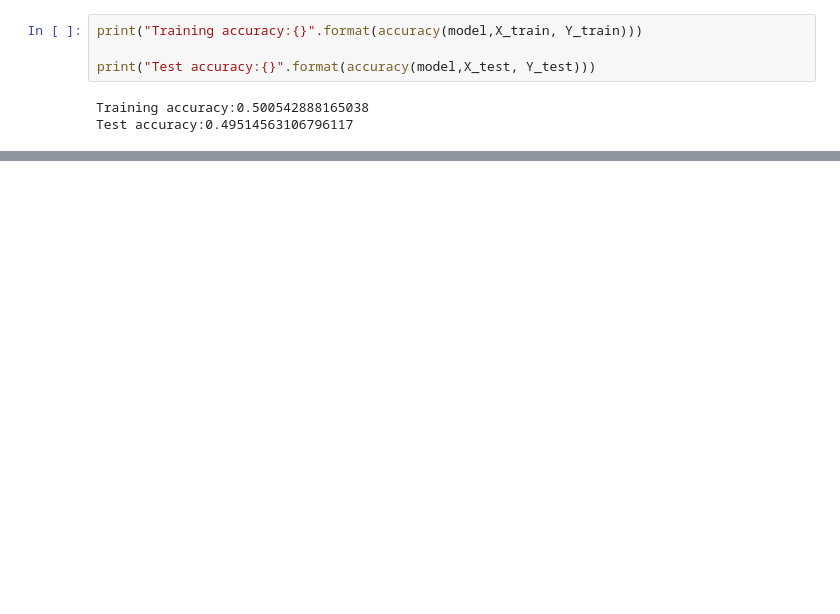
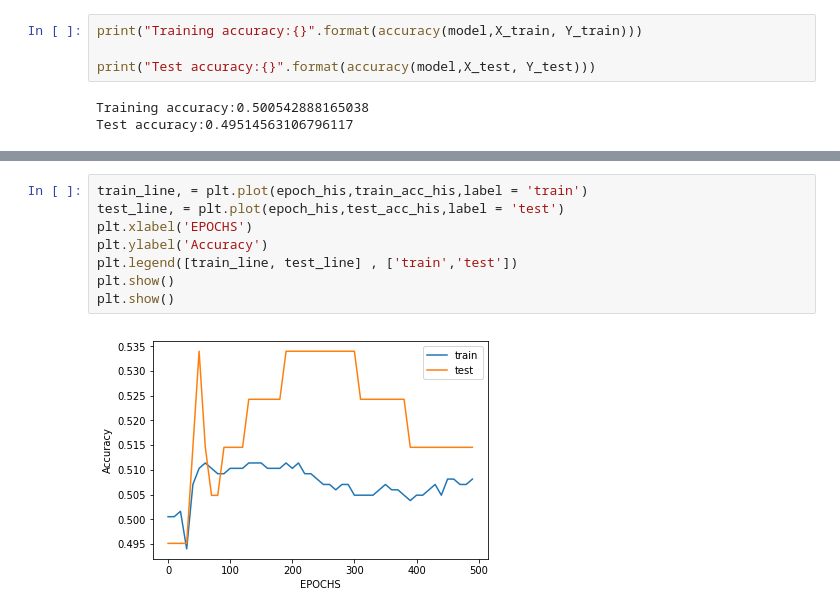
Before and after one commit to bgargi/Neural-Network-Assignments, a Jupyter notebook: Assignment-3/Perceptron.ipynb, the cells around one changed output, grey strips where cells are left out. Drawn from its saved outputs; the diff is of its cells as text; blank space fills up the shorter version.

```diff
--- a/Assignment-3/Perceptron.ipynb
+++ b/Assignment-3/Perceptron.ipynb
@@ -168,0 +295,10 @@ Test accuracy:0.49514563106796117
+# %%
+train_line, = plt.plot(epoch_his,train_acc_his,label = 'train')
+test_line, = plt.plot(epoch_his,test_acc_his,label = 'test')
+plt.xlabel('EPOCHS')
+plt.ylabel('Accuracy')
+plt.legend([train_line, test_line] , ['train','test'])
+plt.show()
+plt.show()
+# %% [output]
+[figure, added]
```
Also changed, not shown: parts of 11 cells of this notebook, 1 other file.
